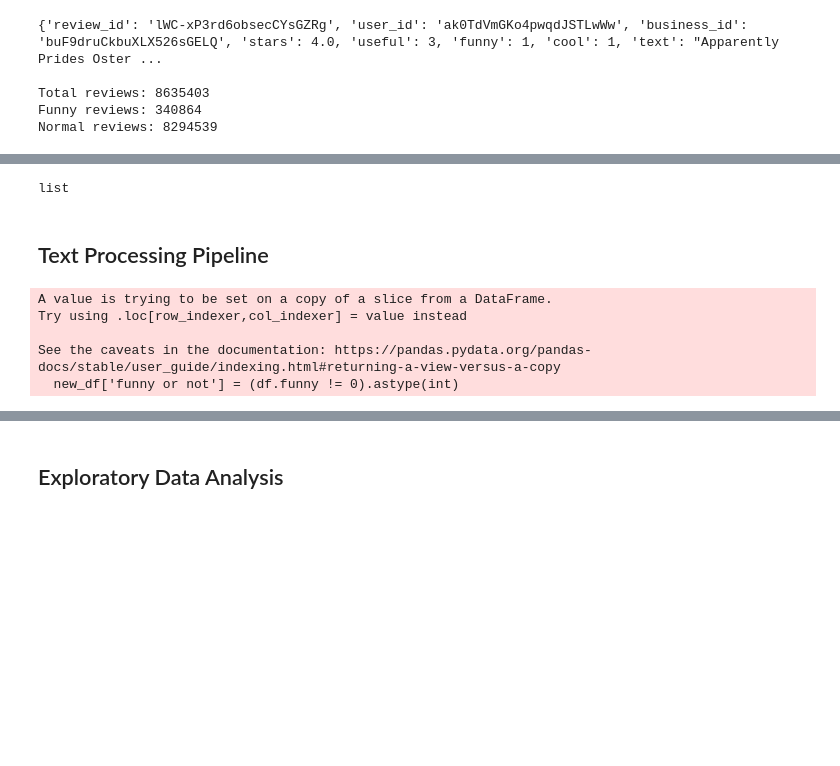
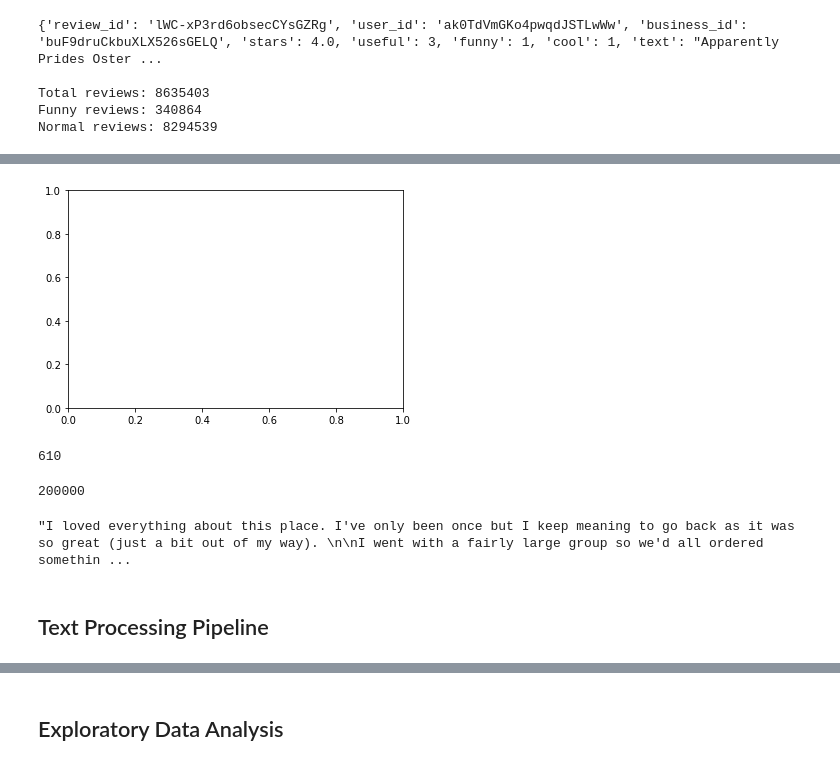
Before and after one commit to kelly-zhao/Predicting-Humor-in-Yelp-Reviews, a Jupyter notebook: reviews.ipynb, the cells around one changed output, grey strips where cells are left out. Drawn from its saved outputs; the diff is of its cells as text; code cells hidden in the pictures; blank space fills up the shorter version.

```diff
--- a/reviews.ipynb
+++ b/reviews.ipynb
@@ -116,3 +148,13 @@ Normal reviews: 8294539
+# %%
+# Barchart of funny vs not funny
+
+fig, ax = plt.subplots()
+# %% [output]
+[figure, added]
+# %%
+max(df.funny)
+# %% [output]
+610
 # %%
 ## change count to more if time
 
@@ -142,8 +184,12 @@ with open(raw_data_path) as file:
 # %%
 reviews = funny + not_funny
 # %%
-type(reviews)
+len(reviews)
 # %% [output]
-list
+200000
+# %%
+(reviews[0]['text'])
+# %% [output]
+"I loved everything about this place. I've only been once but I keep meaning to go back as it was so great (just a bit out of my way). \n\nI went with a fairly large group so we'd all ordered somethin ...
 # %% [markdown]
 ## Text Processing Pipeline ##
@@ -157,12 +200,3 @@ import spacy
 # %%
-# new df
-
-new_df = df[['text', 'funny']]
-new_df['funny or not'] = (df.funny != 0).astype(int)
+new_df['funny or not'] = (new_df.funny >= 3).astype(int)
-# %% [output]
-A value is trying to be set on a copy of a slice from a DataFrame.
-Try using .loc[row_indexer,col_indexer] = value instead
-
-See the caveats in the documentation: https://pandas.pydata.org/pandas-docs/stable/user_guide/indexing.html#returning-a-view-versus-a-copy
-  new_df['funny or not'] = (df.funny != 0).astype(int)
 # %%
```
Also changed, not shown: parts of 80 cells of this notebook.
